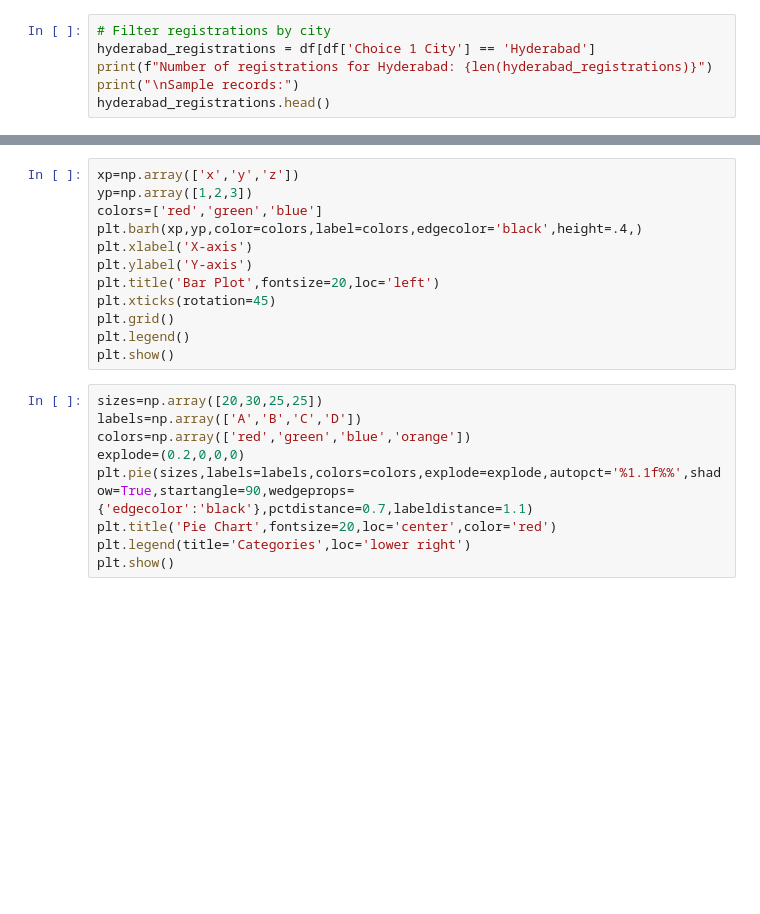
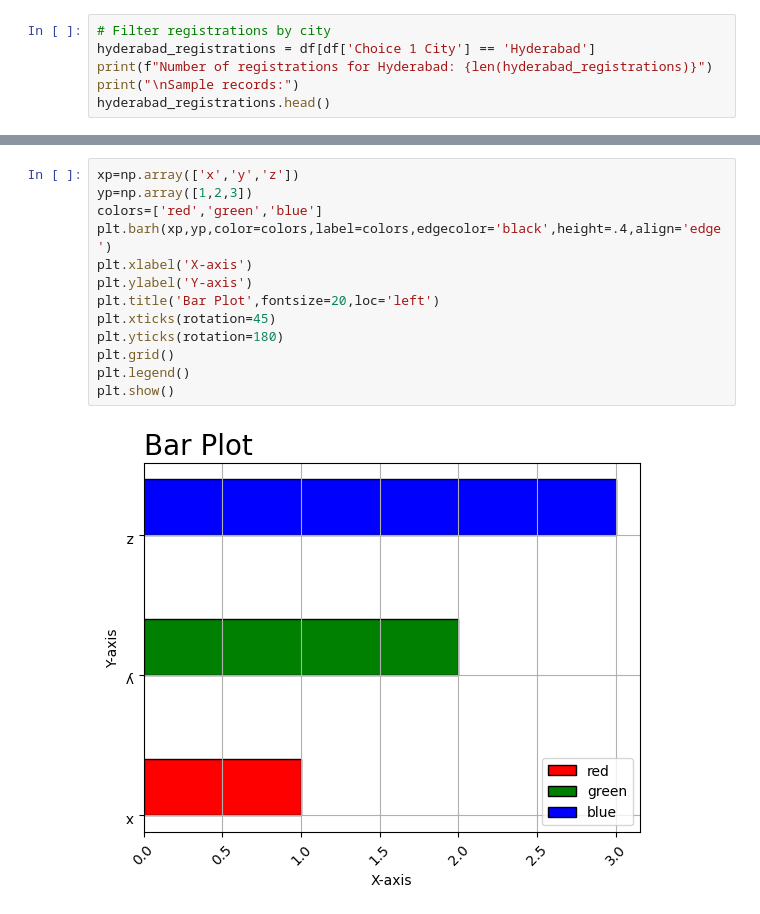
Before and after one commit to JagadeeswarJ/MDS-Lab, a Jupyter notebook: 03-week-6_7&8.ipynb, the cells around one changed output, grey strips where cells are left out. Saved outputs shown, nothing was run; the diff lists cells and outputs as text; blank space fills up the shorter version.

```diff
--- a/03-week-6_7&8.ipynb
+++ b/03-week-6_7&8.ipynb
@@ -114,24 +110,18 @@ plt.show()
 # %%
 xp=np.array(['x','y','z'])
 yp=np.array([1,2,3])
 colors=['red','green','blue']
-plt.barh(xp,yp,color=colors,label=colors,edgecolor='black',height=.4,)
+plt.barh(xp,yp,color=colors,label=colors,edgecolor='black',height=.4,align='edge')
 plt.xlabel('X-axis')
 plt.ylabel('Y-axis')
 plt.title('Bar Plot',fontsize=20,loc='left')
 plt.xticks(rotation=45)
+plt.yticks(rotation=180)
 plt.grid()
 plt.legend()
 plt.show()
+# %% [output]
+[figure, added]
-# %%
-sizes=np.array([20,30,25,25])
-labels=np.array(['A','B','C','D'])
-colors=np.array(['red','green','blue','orange'])
-explode=(0.2,0,0,0)
-plt.pie(sizes,labels=labels,colors=colors,explode=explode,autopct='%1.1f%%',shadow=True,startangle=90,wedgeprops={'edgecolor':'black'},pctdistance=0.7,labeldistance=1.1)
-plt.title('Pie Chart',fontsize=20,loc='center',color='red')
-plt.legend(title='Categories',loc='lower right')
-plt.show()
 # %%
 x_points=np.random.normal(15,20,250)
 plt.hist(x_points)
```
Also changed, not shown: parts of 21 cells of this notebook.
